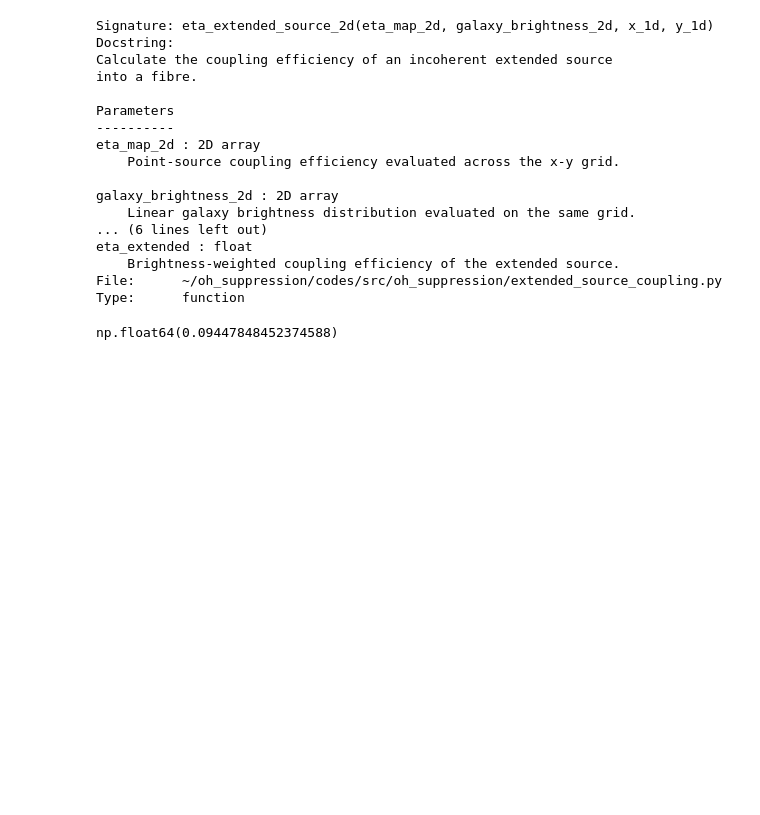
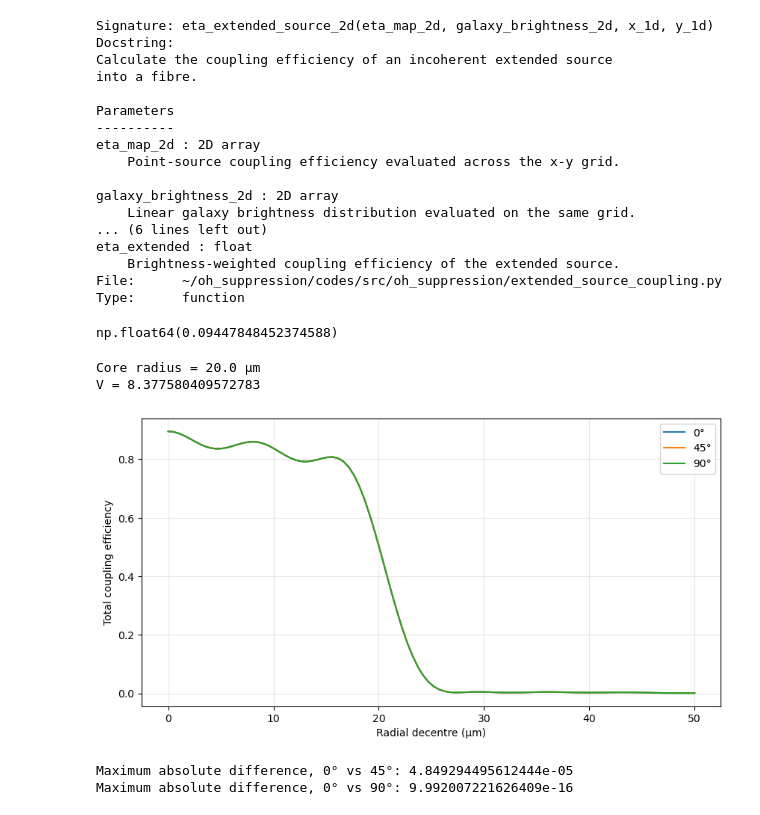
Before and after one commit to TongyueLiu/OH-Suppression-MRes-Project, a Jupyter notebook: notebooks/throughput_optics/jitter_complex_extended_source.ipynb, the cells around one changed output. Saved outputs shown, nothing was run; the diff lists cells and outputs as text; code cells hidden in the pictures; blank space fills up the shorter version.

```diff
--- a/notebooks/throughput_optics/jitter_complex_extended_source.ipynb
+++ b/notebooks/throughput_optics/jitter_complex_extended_source.ipynb
@@ -1286,0 +1289,8 @@ np.float64(0.09447848452374588)
+# %%
+V_test = 2 * np.pi * a_test * NA / lam0
+
+print("Core radius =", a_test * 1e6, "µm")
+print("V =", V_test)
+# %% [output]
+Core radius = 20.0 µm
+V = 8.377580409572783
@@ -1286,0 +1319,50 @@ np.float64(0.09447848452374588)
+# %%
+eta_direction_list = []
+
+for direction_angle in direction_angles:
+
+    eta_psf, mode_results = eta_psf_vs_radial_decentre_position(
+        prepared_modes_test,
+        x,
+        y,
+        x_1d,
+        y_1d,
+        lam0=lam0,
+        F_eff=F_fibre,
+        alpha=alpha_vlt,
+        decentre_array=decentre_array_test,
+        E_S=1.0,
+        direction_angle=direction_angle
+    )
+
+    eta_direction_list.append(eta_psf)
+# %%
+plt.figure(figsize=(10, 5))
+
+plt.plot(
+    decentre_array_test * 1e6,
+    eta_direction_list[0],
+    label="0°"
+)
+
+plt.plot(
+    decentre_array_test * 1e6,
+    eta_direction_list[1],
+    label="45°"
+)
+
+plt.plot(
+    decentre_array_test * 1e6,
+    eta_direction_list[2],
+    label="90°"
+)
+
+plt.xlabel("Radial decentre (µm)")
+plt.ylabel("Total coupling efficiency")
+
+plt.legend()
+plt.grid(alpha=0.3)
+
+plt.show()
+# %% [output]
+[figure, added]
@@ -1286,0 +1373,16 @@ np.float64(0.09447848452374588)
+# %%
+diff_45 = np.abs(eta_45 - eta_0)
+diff_90 = np.abs(eta_90 - eta_0)
+
+print(
+    "Maximum absolute difference, 0° vs 45°:",
+    np.max(diff_45)
+)
+
+print(
+    "Maximum absolute difference, 0° vs 90°:",
+    np.max(diff_90)
+)
+# %% [output]
+Maximum absolute difference, 0° vs 45°: 4.849294495612444e-05
+Maximum absolute difference, 0° vs 90°: 9.992007221626409e-16
```
Also changed, not shown: parts of 12 cells of this notebook, 4 other files.
